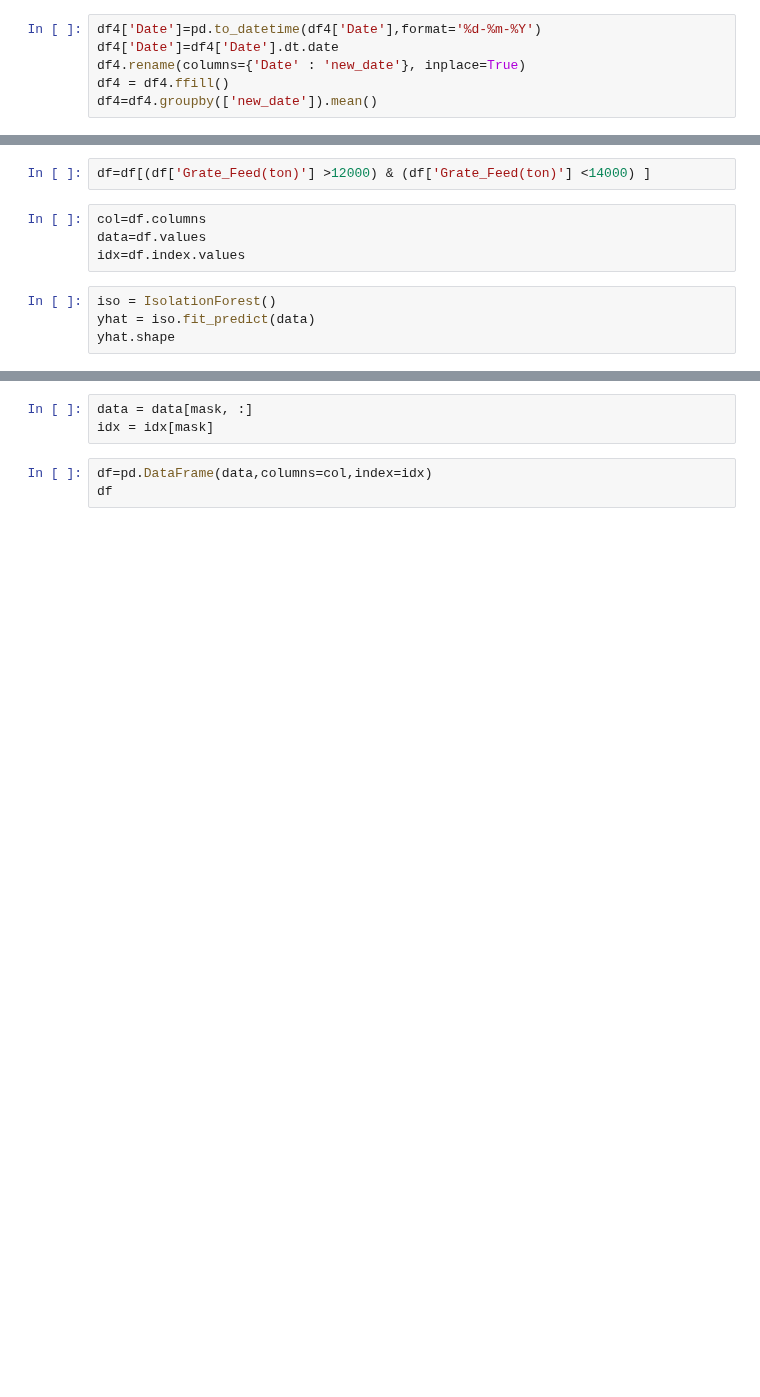
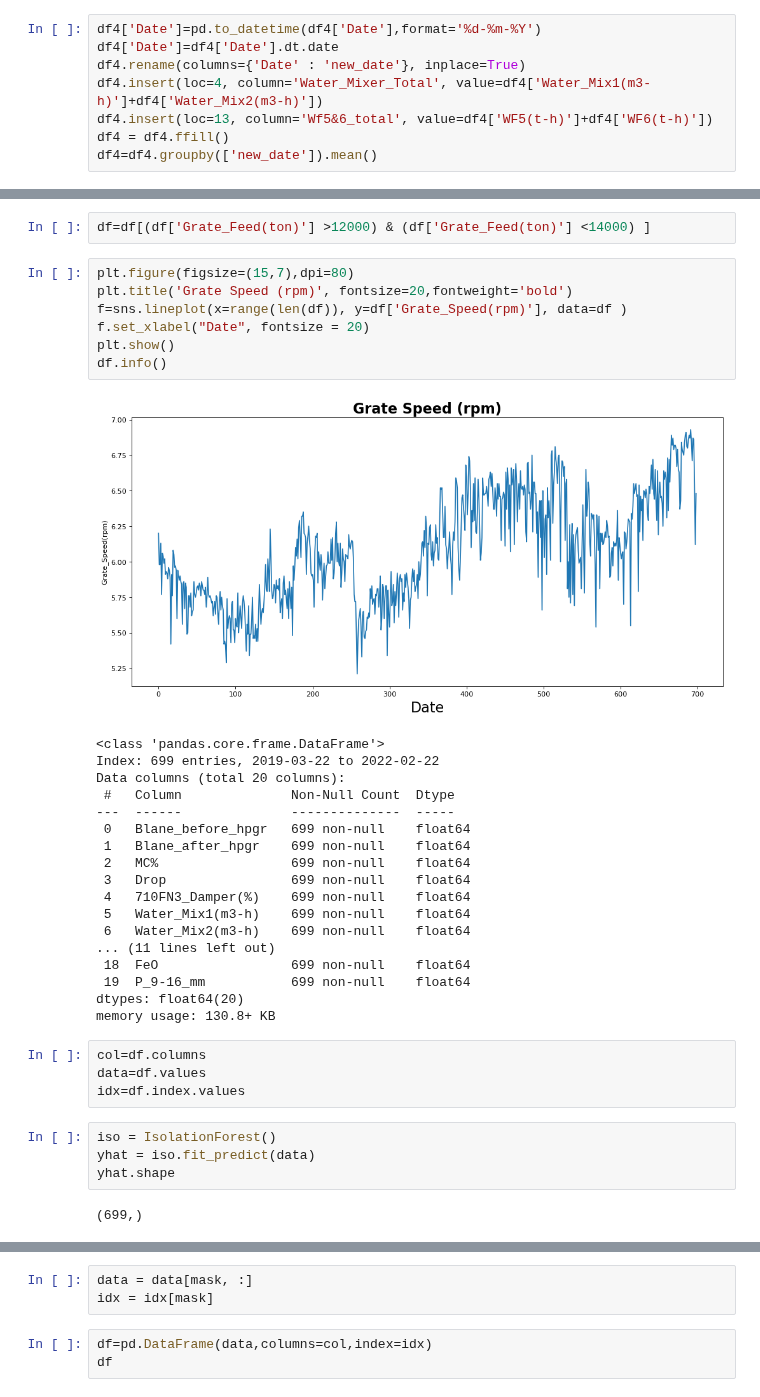
Before and after one commit to heidaralavi/Feo-Prj, a Jupyter notebook: preprocessing.ipynb, the cells around one changed output, grey strips where cells are left out. Cells and saved outputs as stored; diff of their text form; blank space fills up the shorter version.

```diff
--- a/preprocessing.ipynb
+++ b/preprocessing.ipynb
@@ -88,6 +89,8 @@ df4.head()
 df4['Date']=pd.to_datetime(df4['Date'],format='%d-%m-%Y')
 df4['Date']=df4['Date'].dt.date
 df4.rename(columns={'Date' : 'new_date'}, inplace=True)
+df4.insert(loc=4, column='Water_Mixer_Total', value=df4['Water_Mix1(m3-h)']+df4['Water_Mix2(m3-h)'])
+df4.insert(loc=13, column='Wf5&6_total', value=df4['WF5(t-h)']+df4['WF6(t-h)'])
 df4 = df4.ffill()
 df4=df4.groupby(['new_date']).mean()
 # %%
@@ -141,5 +198,31 @@ df.describe()
 # %%
 df=df[(df['Grate_Feed(ton)'] >12000) & (df['Grate_Feed(ton)'] <14000) ]
+# %%
+plt.figure(figsize=(15,7),dpi=80)
+plt.title('Grate Speed (rpm)', fontsize=20,fontweight='bold')
+f=sns.lineplot(x=range(len(df)), y=df['Grate_Speed(rpm)'], data=df )
+f.set_xlabel("Date", fontsize = 20)
+plt.show()
+df.info()
+# %% [output]
+[figure, added]
+<class 'pandas.core.frame.DataFrame'>
+Index: 699 entries, 2019-03-22 to 2022-02-22
+Data columns (total 20 columns):
+ #   Column              Non-Null Count  Dtype
+---  ------              --------------  -----
+ 0   Blane_before_hpgr   699 non-null    float64
+ 1   Blane_after_hpgr    699 non-null    float64
+ 2   MC%                 699 non-null    float64
+ 3   Drop                699 non-null    float64
+ 4   710FN3_Damper(%)    699 non-null    float64
+ 5   Water_Mix1(m3-h)    699 non-null    float64
+ 6   Water_Mix2(m3-h)    699 non-null    float64
+... (11 lines left out)
+ 18  FeO                 699 non-null    float64
+ 19  P_9-16_mm           699 non-null    float64
+dtypes: float64(20)
+memory usage: 130.8+ KB
 # %%
 col=df.columns
 data=df.values
@@ -148,6 +231,8 @@ idx=df.index.values
 iso = IsolationForest()
 yhat = iso.fit_predict(data)
 yhat.shape
+# %% [output]
+(699,)
 # %%
 # select all rows that are not outliers
 mask = yhat != -1
```
Also changed, not shown: parts of 14 cells of this notebook, 2 other files.
